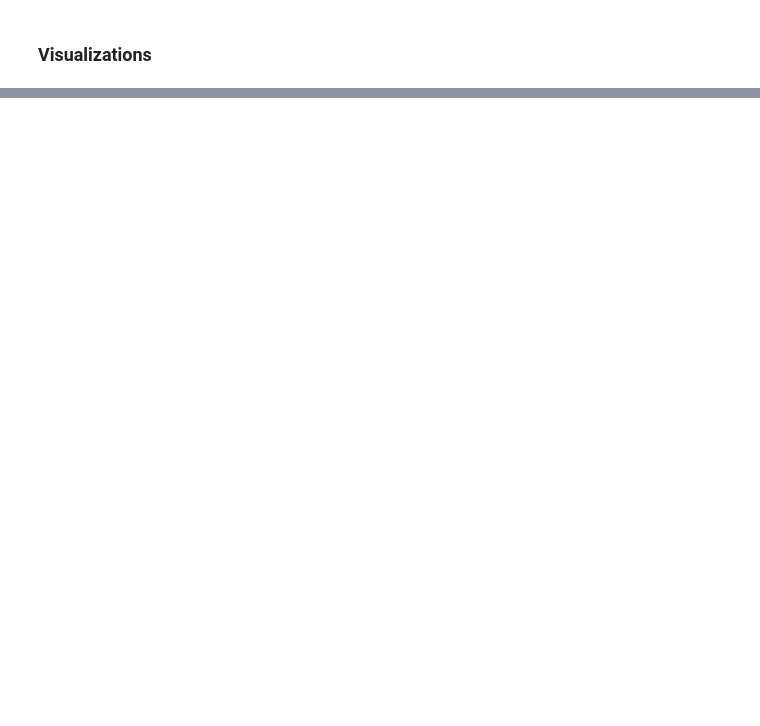
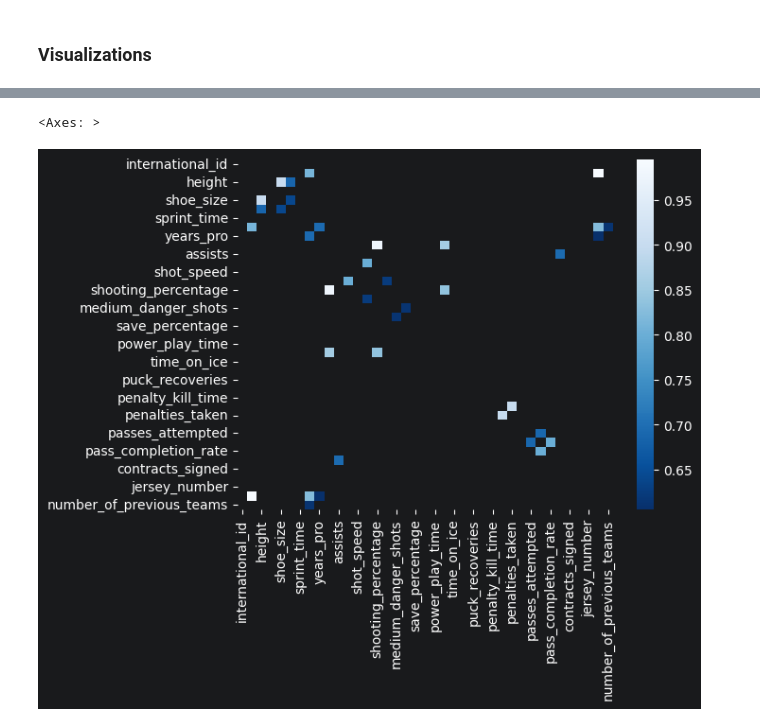
Before and after one commit to jaklvinc/KnowledgeDiscoveryAndDataMining-TUGraz-2026, a Jupyter notebook: phase_1/group_project.ipynb, the cells around one changed output, grey strips where cells are left out. Cells and saved outputs as stored; diff of their text form; code cells hidden in the pictures; blank space fills up the shorter version.

Commit message:
updated presentation
Heatmap just for high correlation but doesnt look nice. Monotone relationship added to presentation

```diff
--- a/phase_1/group_project.ipynb
+++ b/phase_1/group_project.ipynb
@@ -461,7 +482,11 @@ sns.heatmap(corr_matrix)
 # %%
 #visualize heat map for colums with high correlation
-corr = hockey_data_merged.corr(numeric_only =True).abs()
-print (high_corr_cols)
+
+mask = abs(corr_matrix < 0.6)
+sns.heatmap(corr_matrix,mask=mask,cmap='Blues_r')
+# %% [output]
+<Axes: >
+[figure, added]
 # %%
 threshold = 0.7
 corr_matrix = hockey_data_merged.corr(numeric_only=True).abs()
```
Also changed, not shown: parts of 4 cells of this notebook, 2 other files.
